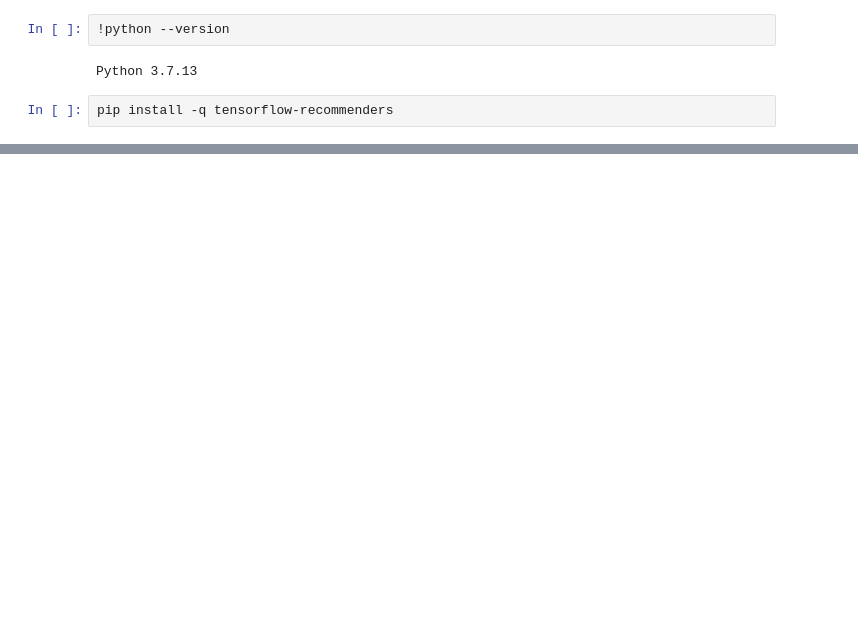
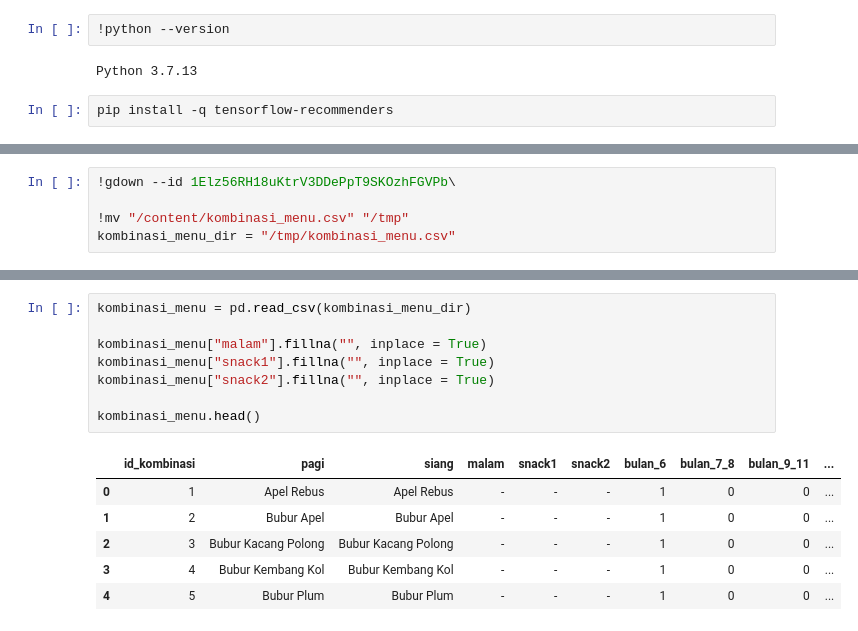
Before and after one commit to fathur666/SIMPASI, a Jupyter notebook: SIMPASI_MODEL.ipynb, the cells around one changed output, grey strips where cells are left out. Drawn from its saved outputs; the diff is of its cells as text; blank space fills up the shorter version.

```diff
--- a/SIMPASI_MODEL.ipynb
+++ b/SIMPASI_MODEL.ipynb
@@ -23,0 +60,5 @@ import tensorflow_recommenders as tfrs
+# %%
+!gdown --id 1Elz56RH18uKtrV3DDePpT9SKOzhFGVPb\
+
+!mv "/content/kombinasi_menu.csv" "/tmp"
+kombinasi_menu_dir = "/tmp/kombinasi_menu.csv"
@@ -23,0 +81,15 @@ import tensorflow_recommenders as tfrs
+# %%
+kombinasi_menu = pd.read_csv(kombinasi_menu_dir)
+
+kombinasi_menu["malam"].fillna("", inplace = True)
+kombinasi_menu["snack1"].fillna("", inplace = True)
+kombinasi_menu["snack2"].fillna("", inplace = True)
+
+kombinasi_menu.head()
+# %% [output]
+|  | id_kombinasi | pagi | siang | malam | snack1 | snack2 | bulan_6 | bulan_7_8 | bulan_9_11 | ... |
+| 0 | 1 | Apel Rebus | Apel Rebus | - | - | - | 1 | 0 | 0 | ... |
+| 1 | 2 | Bubur Apel | Bubur Apel | - | - | - | 1 | 0 | 0 | ... |
+| 2 | 3 | Bubur Kacang Polong | Bubur Kacang Polong | - | - | - | 1 | 0 | 0 | ... |
+| 3 | 4 | Bubur Kembang Kol | Bubur Kembang Kol | - | - | - | 1 | 0 | 0 | ... |
+| 4 | 5 | Bubur Plum | Bubur Plum | - | - | - | 1 | 0 | 0 | ... |
```
Also changed, not shown: parts of 23 cells of this notebook.
